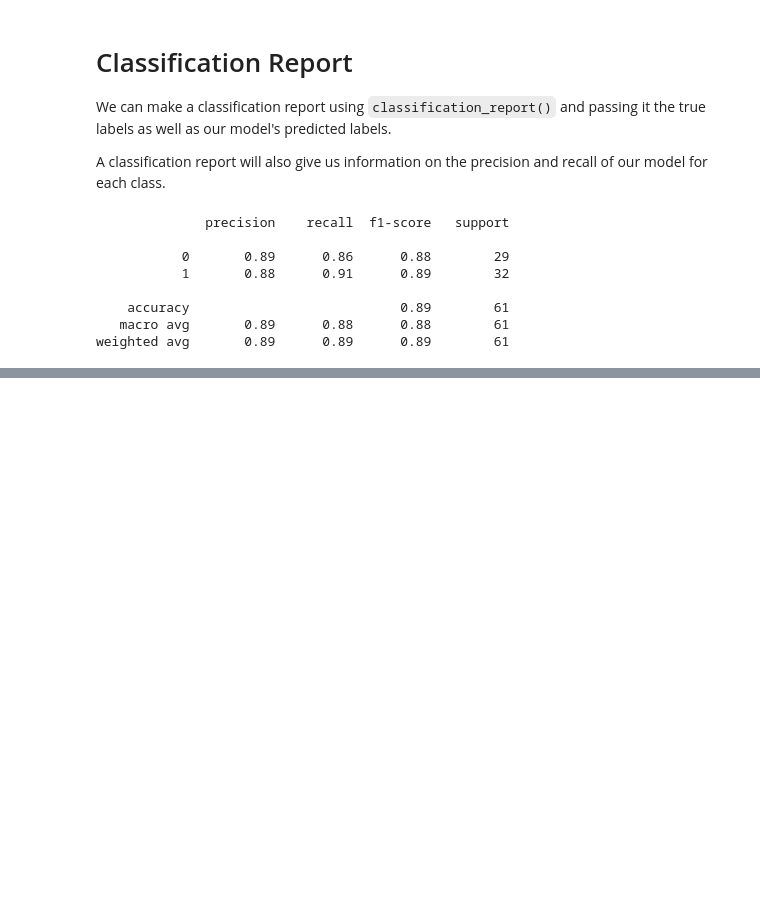
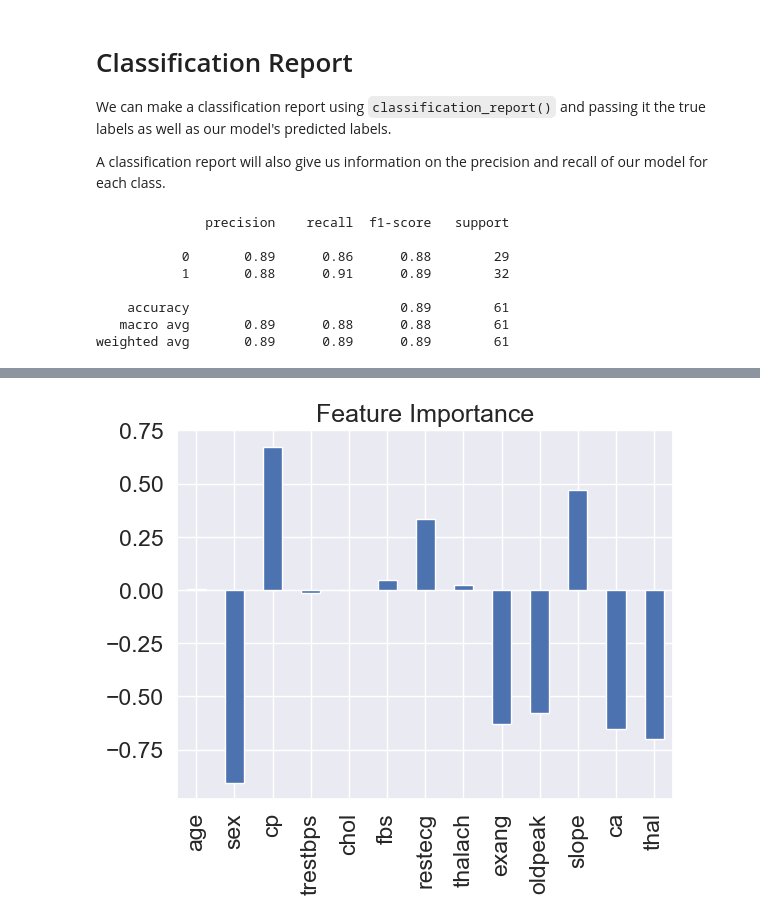
Before and after one commit to Aliabdo6/predicting-heart-disease-sklearn, a Jupyter notebook: end-to-end-heart-disease-classification.ipynb, the cells around one changed output, grey strips where cells are left out. Drawn from its saved outputs; the diff is of its cells as text; code cells hidden in the pictures; blank space fills up the shorter version.

```diff
--- a/end-to-end-heart-disease-classification.ipynb
+++ b/end-to-end-heart-disease-classification.ipynb
@@ -1125,0 +1170,7 @@ weighted avg       0.89      0.89      0.89        61
+# %%
+# Import cross_val_score
+from sklearn.model_selection import cross_val_score
+
+# Instantiate best model with best hyperparameters (found with GridSearchCV)
+clf = LogisticRegression(C=0.23357214690901212,
+                         solver="liblinear")
@@ -1125,0 +1256,3 @@ weighted avg       0.89      0.89      0.89        61
+# %%
+# Fit an instance of LogisticRegression (taken from above)
+clf.fit(x_train , y_train)
@@ -1125,0 +1272,4 @@ weighted avg       0.89      0.89      0.89        61
+# %%
+# Match features to columns
+features_dict = dict(zip(df.columns, list(clf.coef_[0])))
+features_dict
@@ -1125,0 +1290,6 @@ weighted avg       0.89      0.89      0.89        61
+# %%
+# Visualize feature importance
+features_df = pd.DataFrame(features_dict , index=[0])
+features_df.T.plot.bar(title='Feature Importance' ,legend=False );
+# %% [output]
+[figure, added]
```
Also changed, not shown: parts of 18 cells of this notebook.
